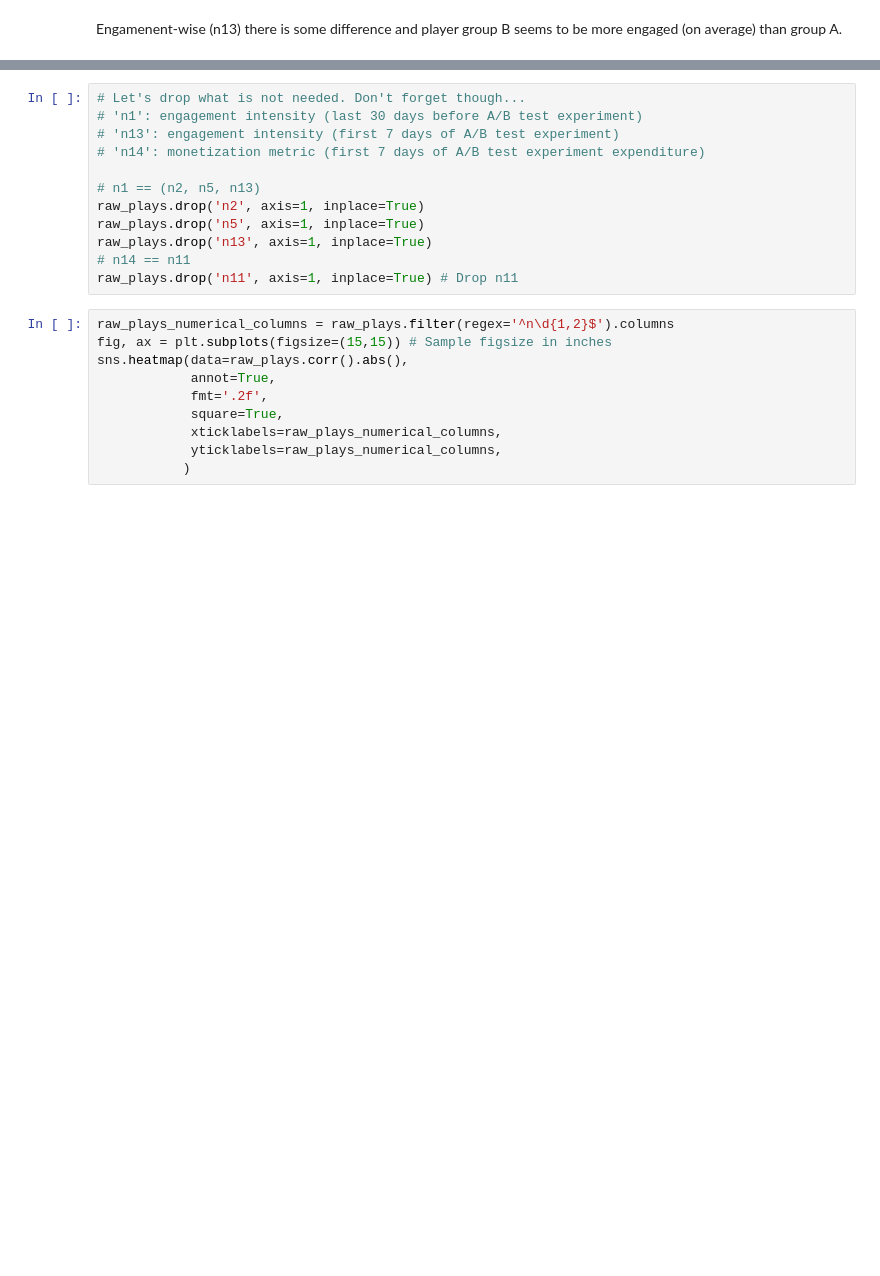
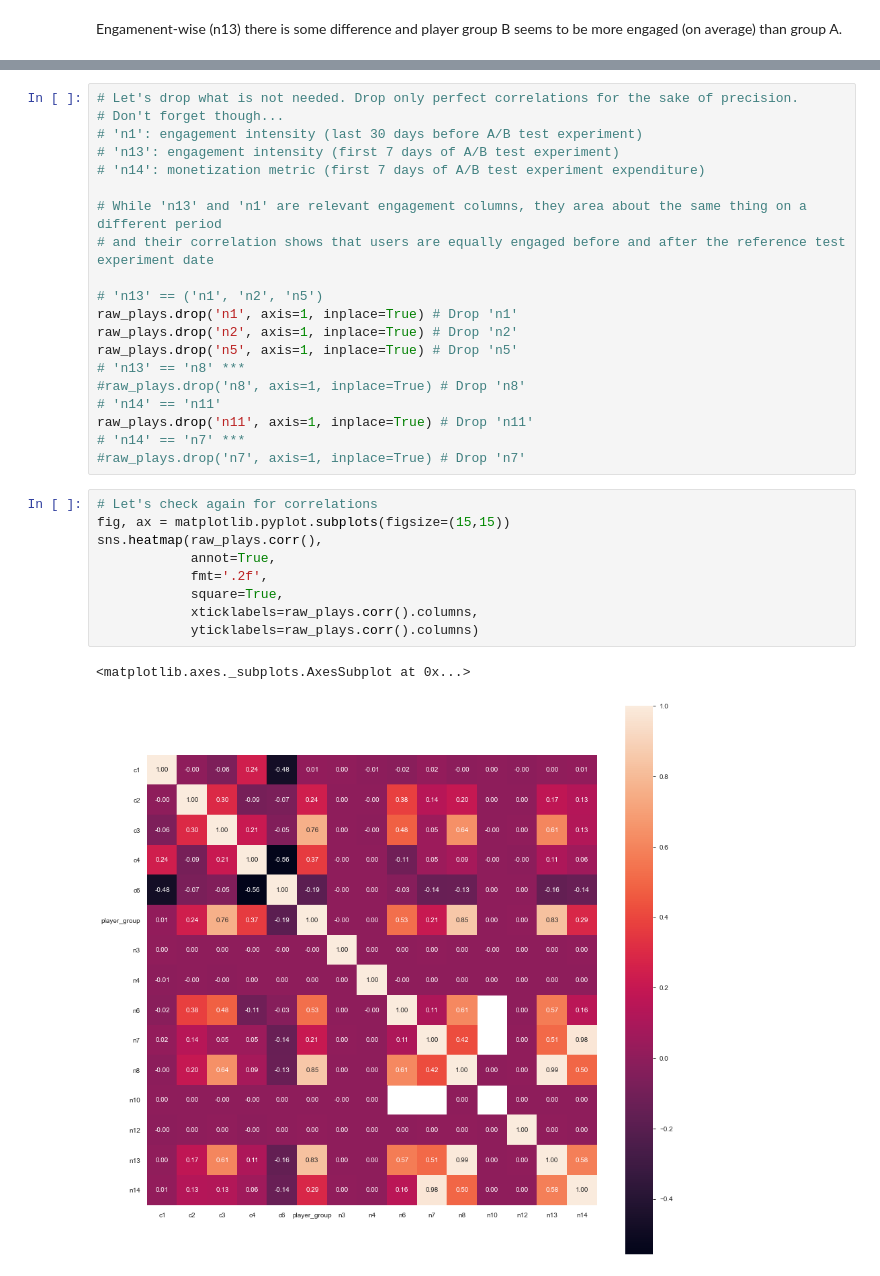
Before and after one commit to wileeam/classifier-engagement-monetisation, a Jupyter notebook: classifier-engagement-monetisation.ipynb, the cells around one changed output, grey strips where cells are left out. Drawn from its saved outputs; the diff is of its cells as text; blank space fills up the shorter version.

```diff
--- a/classifier-engagement-monetisation.ipynb
+++ b/classifier-engagement-monetisation.ipynb
@@ -446,22 +609,32 @@ sns.heatmap(data=raw_plays.corr().abs(),
 # %%
-# Let's drop what is not needed. Don't forget though...
+# Let's drop what is not needed. Drop only perfect correlations for the sake of precision.
+# Don't forget though...
 # 'n1': engagement intensity (last 30 days before A/B test experiment)
 # 'n13': engagement intensity (first 7 days of A/B test experiment)
 # 'n14': monetization metric (first 7 days of A/B test experiment expenditure)
 
-# n1 == (n2, n5, n13)
-raw_plays.drop('n2', axis=1, inplace=True)
-raw_plays.drop('n5', axis=1, inplace=True)
-raw_plays.drop('n13', axis=1, inplace=True)
-# n14 == n11
-raw_plays.drop('n11', axis=1, inplace=True) # Drop n11
+# While 'n13' and 'n1' are relevant engagement columns, they area about the same thing on a different period
+# and their correlation shows that users are equally engaged before and after the reference test experiment date
+
+# 'n13' == ('n1', 'n2', 'n5')
+raw_plays.drop('n1', axis=1, inplace=True) # Drop 'n1'
+raw_plays.drop('n2', axis=1, inplace=True) # Drop 'n2'
+raw_plays.drop('n5', axis=1, inplace=True) # Drop 'n5'
+# 'n13' == 'n8' ***
+#raw_plays.drop('n8', axis=1, inplace=True) # Drop 'n8'
+# 'n14' == 'n11'
+raw_plays.drop('n11', axis=1, inplace=True) # Drop 'n11'
+# 'n14' == 'n7' ***
+#raw_plays.drop('n7', axis=1, inplace=True) # Drop 'n7'
 # %%
-raw_plays_numerical_columns = raw_plays.filter(regex='^n\d{1,2}$').columns
-fig, ax = plt.subplots(figsize=(15,15)) # Sample figsize in inches
-sns.heatmap(data=raw_plays.corr().abs(),
+# Let's check again for correlations
+fig, ax = matplotlib.pyplot.subplots(figsize=(15,15))
+sns.heatmap(raw_plays.corr(),
             annot=True,
             fmt='.2f',
             square=True,
-            xticklabels=raw_plays_numerical_columns,
-            yticklabels=raw_plays_numerical_columns,
-           )
+            xticklabels=raw_plays.corr().columns,
+            yticklabels=raw_plays.corr().columns)
+# %% [output]
+<matplotlib.axes._subplots.AxesSubplot at 0x...>
+[figure, added]
```
Also changed, not shown: parts of 70 cells of this notebook.
